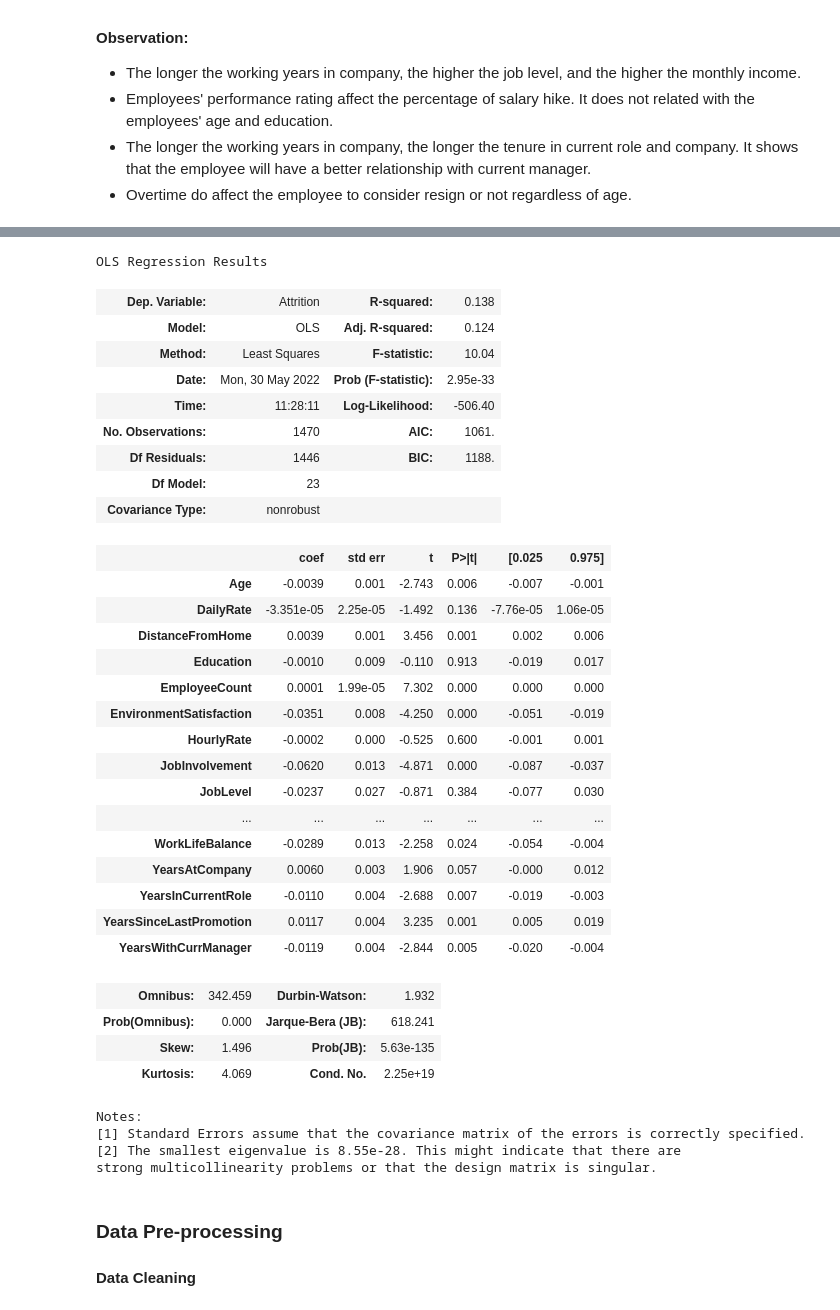
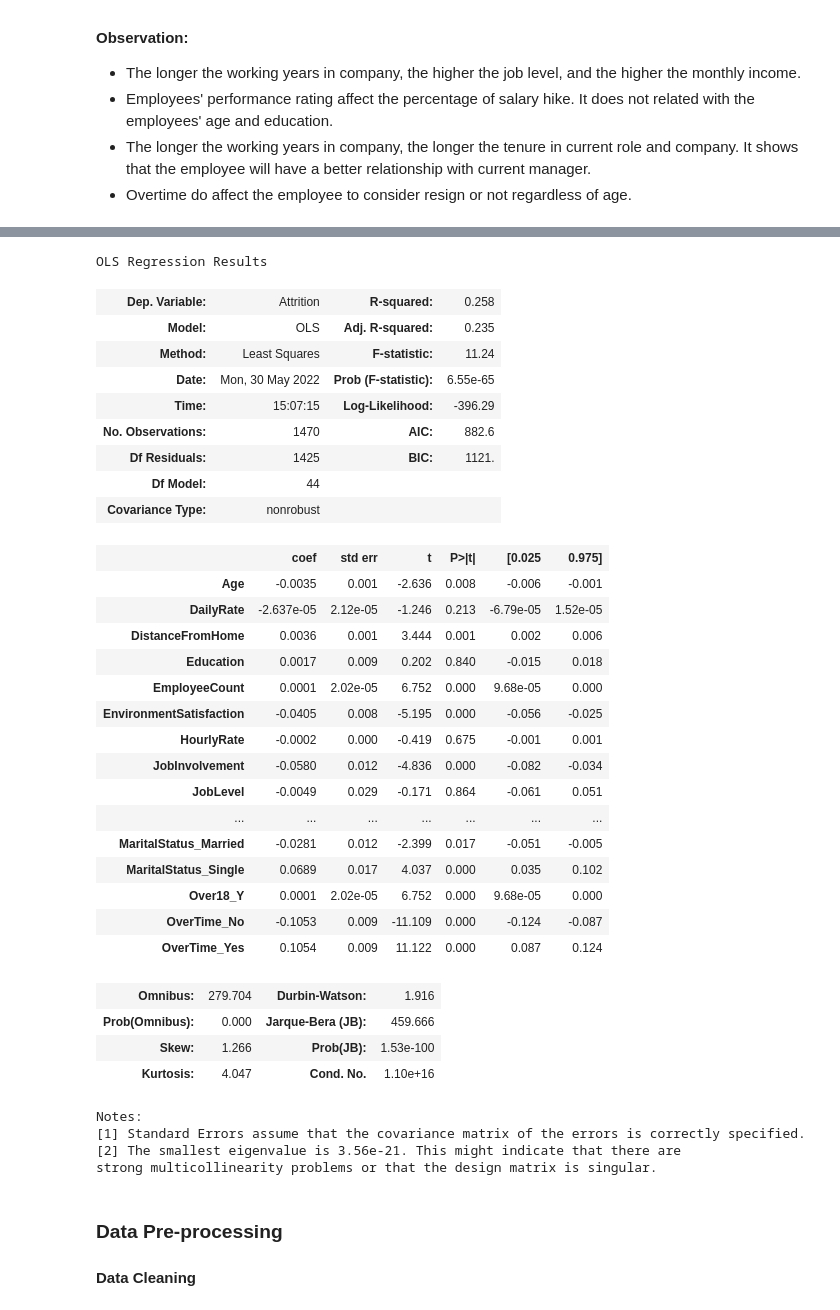
Before and after one commit to karlok818/Employee-Churn-Prediction, a Jupyter notebook: Data Analysis Group Project.ipynb, the cells around one changed output, grey strips where cells are left out. Drawn from its saved outputs; the diff is of its cells as text; code cells hidden in the pictures.

Commit message:
fix(notebook): fix stat analysis to include all variables

```diff
--- a/Data Analysis Group Project.ipynb
+++ b/Data Analysis Group Project.ipynb
@@ -453,47 +464,49 @@ Observation of each independent variables, the variables that are statistical si
 # %%
 #Target
 target = ['Attrition']
 
-xs = dataset[numerical_val].drop(columns = 'Attrition')
+categorical_dummy_df = pd.get_dummies(dataset[categorical_val])
+stat_analysis_df= pd.merge(dataset[numerical_val].drop(columns = 'Attrition'), categorical_dummy_df, left_index=True, right_index=True, how="left")
+xs = stat_analysis_df
 y = dataset[target]
 
 xs = sm.add_constant(xs)
 model = sm.OLS(y, xs).fit()
 model.summary()
 # %% [output]
 OLS Regression Results
-| Dep. Variable: | Attrition | R-squared: | 0.138 |
-| Model: | OLS | Adj. R-squared: | 0.124 |
-| Method: | Least Squares | F-statistic: | 10.04 |
-| Date: | Mon, 30 May 2022 | Prob (F-statistic): | 2.95e-33 |
-| Time: | 11:28:11 | Log-Likelihood: | -506.40 |
-| No. Observations: | 1470 | AIC: | 1061. |
-| Df Residuals: | 1446 | BIC: | 1188. |
-| Df Model: | 23 |  |  |
+| Dep. Variable: | Attrition | R-squared: | 0.258 |
+| Model: | OLS | Adj. R-squared: | 0.235 |
+| Method: | Least Squares | F-statistic: | 11.24 |
+| Date: | Mon, 30 May 2022 | Prob (F-statistic): | 6.55e-65 |
+| Time: | 15:07:15 | Log-Likelihood: | -396.29 |
+| No. Observations: | 1470 | AIC: | 882.6 |
+| Df Residuals: | 1425 | BIC: | 1121. |
+| Df Model: | 44 |  |  |
 | Covariance Type: | nonrobust |  |  |
 |  | coef | std err | t | P>|t| | [0.025 | 0.975] |
-| Age | -0.0039 | 0.001 | -2.743 | 0.006 | -0.007 | -0.001 |
-| DailyRate | -3.351e-05 | 2.25e-05 | -1.492 | 0.136 | -7.76e-05 | 1.06e-05 |
-| DistanceFromHome | 0.0039 | 0.001 | 3.456 | 0.001 | 0.002 | 0.006 |
-| Education | -0.0010 | 0.009 | -0.110 | 0.913 | -0.019 | 0.017 |
-| EmployeeCount | 0.0001 | 1.99e-05 | 7.302 | 0.000 | 0.000 | 0.000 |
-| EnvironmentSatisfaction | -0.0351 | 0.008 | -4.250 | 0.000 | -0.051 | -0.019 |
-| HourlyRate | -0.0002 | 0.000 | -0.525 | 0.600 | -0.001 | 0.001 |
-| JobInvolvement | -0.0620 | 0.013 | -4.871 | 0.000 | -0.087 | -0.037 |
-| JobLevel | -0.0237 | 0.027 | -0.871 | 0.384 | -0.077 | 0.030 |
+| Age | -0.0035 | 0.001 | -2.636 | 0.008 | -0.006 | -0.001 |
+| DailyRate | -2.637e-05 | 2.12e-05 | -1.246 | 0.213 | -6.79e-05 | 1.52e-05 |
+| DistanceFromHome | 0.0036 | 0.001 | 3.444 | 0.001 | 0.002 | 0.006 |
+| Education | 0.0017 | 0.009 | 0.202 | 0.840 | -0.015 | 0.018 |
+| EmployeeCount | 0.0001 | 2.02e-05 | 6.752 | 0.000 | 9.68e-05 | 0.000 |
+| EnvironmentSatisfaction | -0.0405 | 0.008 | -5.195 | 0.000 | -0.056 | -0.025 |
+| HourlyRate | -0.0002 | 0.000 | -0.419 | 0.675 | -0.001 | 0.001 |
+| JobInvolvement | -0.0580 | 0.012 | -4.836 | 0.000 | -0.082 | -0.034 |
+| JobLevel | -0.0049 | 0.029 | -0.171 | 0.864 | -0.061 | 0.051 |
 | ... | ... | ... | ... | ... | ... | ... |
-| WorkLifeBalance | -0.0289 | 0.013 | -2.258 | 0.024 | -0.054 | -0.004 |
-| YearsAtCompany | 0.0060 | 0.003 | 1.906 | 0.057 | -0.000 | 0.012 |
-| YearsInCurrentRole | -0.0110 | 0.004 | -2.688 | 0.007 | -0.019 | -0.003 |
-| YearsSinceLastPromotion | 0.0117 | 0.004 | 3.235 | 0.001 | 0.005 | 0.019 |
-| YearsWithCurrManager | -0.0119 | 0.004 | -2.844 | 0.005 | -0.020 | -0.004 |
+| MaritalStatus_Married | -0.0281 | 0.012 | -2.399 | 0.017 | -0.051 | -0.005 |
+| MaritalStatus_Single | 0.0689 | 0.017 | 4.037 | 0.000 | 0.035 | 0.102 |
+| Over18_Y | 0.0001 | 2.02e-05 | 6.752 | 0.000 | 9.68e-05 | 0.000 |
+| OverTime_No | -0.1053 | 0.009 | -11.109 | 0.000 | -0.124 | -0.087 |
+| OverTime_Yes | 0.1054 | 0.009 | 11.122 | 0.000 | 0.087 | 0.124 |
-| Omnibus: | 342.459 | Durbin-Watson: | 1.932 |
-| Prob(Omnibus): | 0.000 | Jarque-Bera (JB): | 618.241 |
-| Skew: | 1.496 | Prob(JB): | 5.63e-135 |
-| Kurtosis: | 4.069 | Cond. No. | 2.25e+19 |
+| Omnibus: | 279.704 | Durbin-Watson: | 1.916 |
+| Prob(Omnibus): | 0.000 | Jarque-Bera (JB): | 459.666 |
+| Skew: | 1.266 | Prob(JB): | 1.53e-100 |
+| Kurtosis: | 4.047 | Cond. No. | 1.10e+16 |
 Notes:
 [1] Standard Errors assume that the covariance matrix of the errors is correctly specified.
-[2] The smallest eigenvalue is 8.55e-28. This might indicate that there are
+[2] The smallest eigenvalue is 3.56e-21. This might indicate that there are
 strong multicollinearity problems or that the design matrix is singular.
 # %% [markdown]
 ### Data Pre-processing
```
Also changed, not shown: parts of 19 cells of this notebook.
